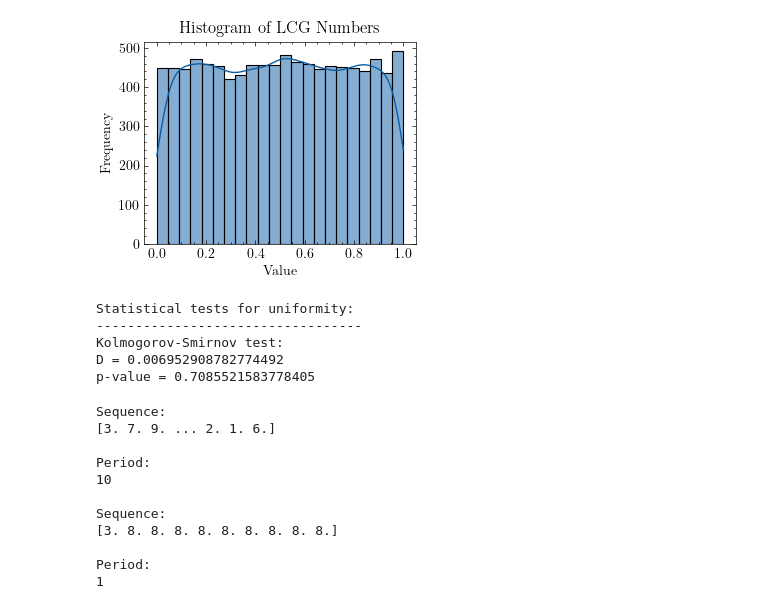
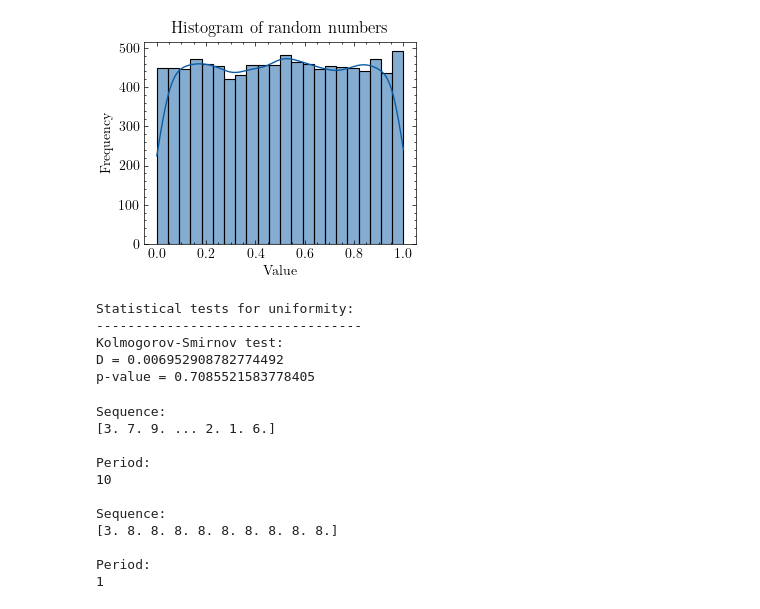
Before and after one commit to kanavmal/MATH512, a Jupyter notebook: Project 2/code.ipynb, the cells around one changed output. Saved outputs shown, nothing was run; the diff lists cells and outputs as text; code cells hidden in the pictures.

```diff
--- a/Project 2/code.ipynb
+++ b/Project 2/code.ipynb
@@ -23,35 +23,35 @@ n = 10000
 
 # Generate random numbers
 x = np.zeros(n)
 x[0] = 1
 for i in range(1, n):
     x[i] = (a * x[i-1] + c) % m
 
 # Normalize
 x = x / m
 
 # Plot histogram
 plt.figure()
 sns.histplot(x, kde=True)
-plt.title('Histogram of LCG Numbers')
+plt.title('Histogram of random numbers')
 plt.xlabel('Value')
 plt.ylabel('Frequency')
 plt.show()
 
 # Perform statistical tests for uniformity
 print('Statistical tests for uniformity:')
 print('----------------------------------')
 
 # Kolmogorov-Smirnov test
 D = max(abs(np.sort(x) - np.linspace(0, 1, n)))
 p_value = stats.kstest(x, 'uniform').pvalue
 critical_value = 1.36 / math.sqrt(n)
 print('Kolmogorov-Smirnov test:')
 print('D =', D)
 print('p-value =', p_value)
 print('')
 # %% [output]
-[figure, old version]
+[figure, new version]
 Statistical tests for uniformity:
 ----------------------------------
 Kolmogorov-Smirnov test:
```
Also changed, not shown: parts of 15 cells of this notebook, 2 other files.
